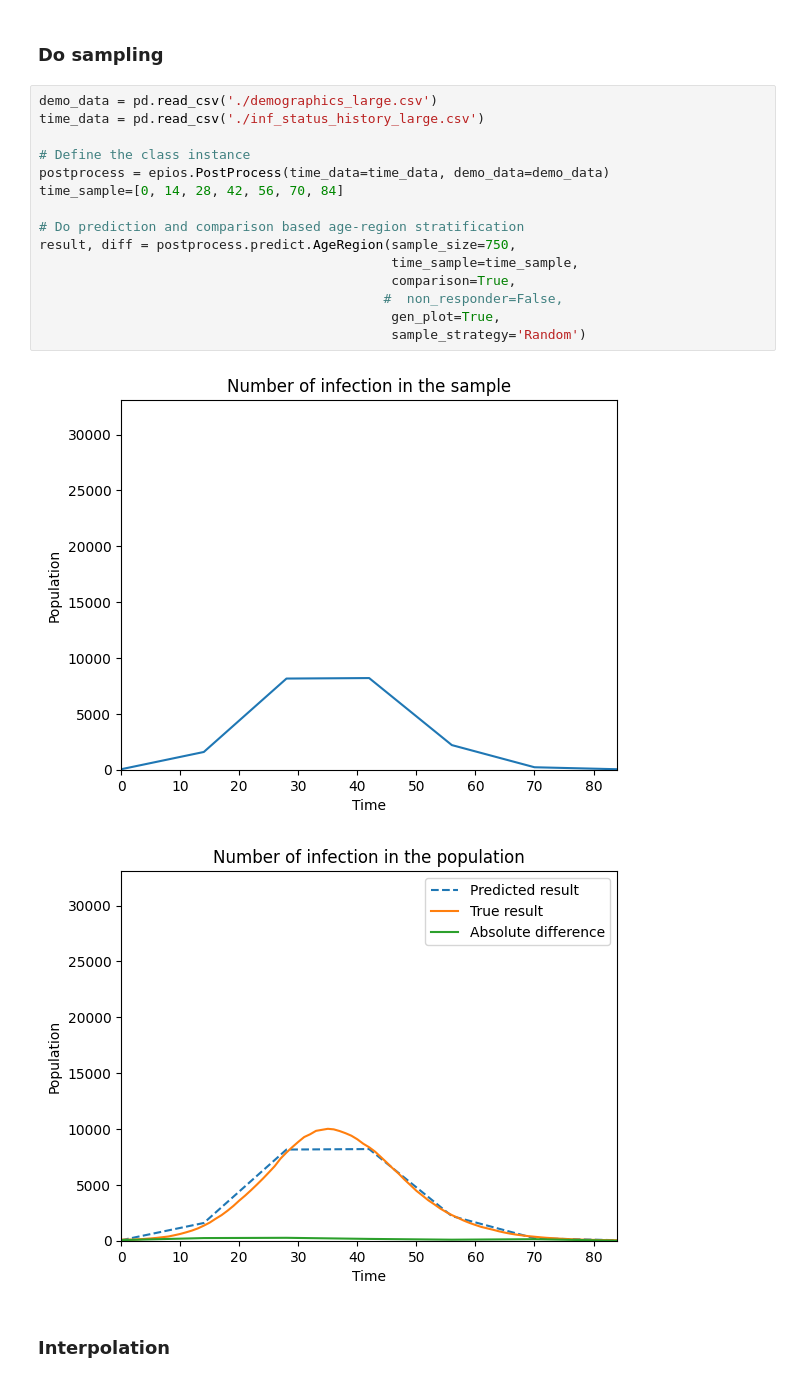
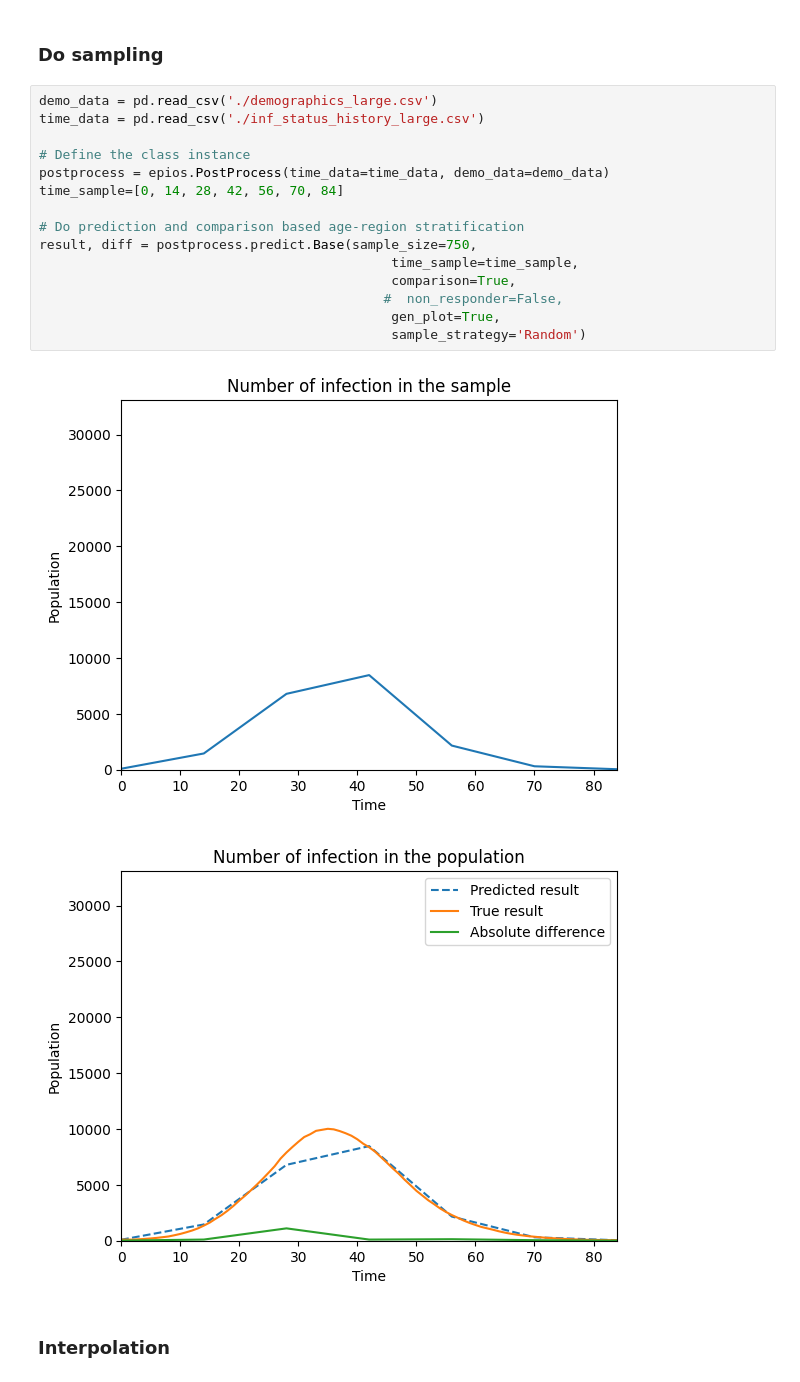
Before and after one commit to SABS-R3-Epidemiology/EpiOS, a Jupyter notebook: limited_resources.ipynb, the cells around one changed output. Cells and saved outputs as stored; diff of their text form.

```diff
--- a/limited_resources.ipynb
+++ b/limited_resources.ipynb
@@ -11,21 +18,21 @@ import pandas as pd
 # %%
 demo_data = pd.read_csv('./demographics_large.csv')
 time_data = pd.read_csv('./inf_status_history_large.csv')
 
 # Define the class instance
 postprocess = epios.PostProcess(time_data=time_data, demo_data=demo_data)
 time_sample=[0, 14, 28, 42, 56, 70, 84]
 
 # Do prediction and comparison based age-region stratification
-result, diff = postprocess.predict.AgeRegion(sample_size=750,
+result, diff = postprocess.predict.Base(sample_size=750,
                                              time_sample=time_sample,
                                              comparison=True,
                                             #  non_responder=False,
                                              gen_plot=True,
                                              sample_strategy='Random')
 # %% [output]
-[figure, old version]
+[figure, new version]
-[figure, old version]
+[figure, new version]
 # %% [markdown]
 ### Interpolation
 # %%
```
Also changed, not shown: parts of 37 cells of this notebook, 6 other files.
